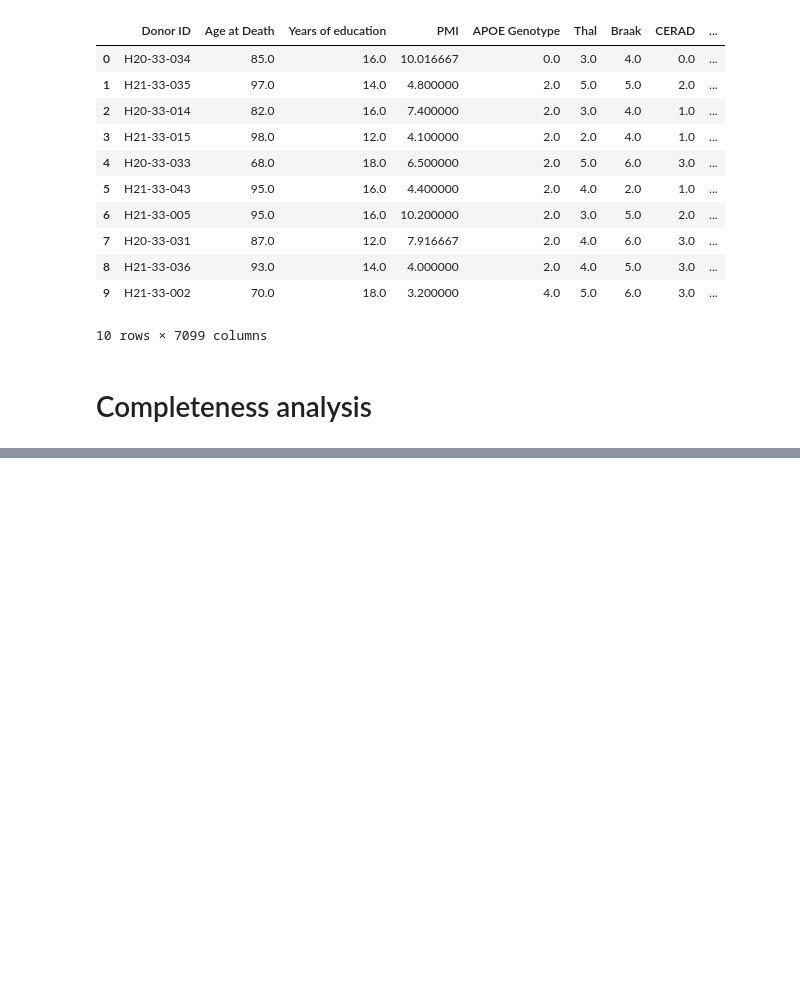
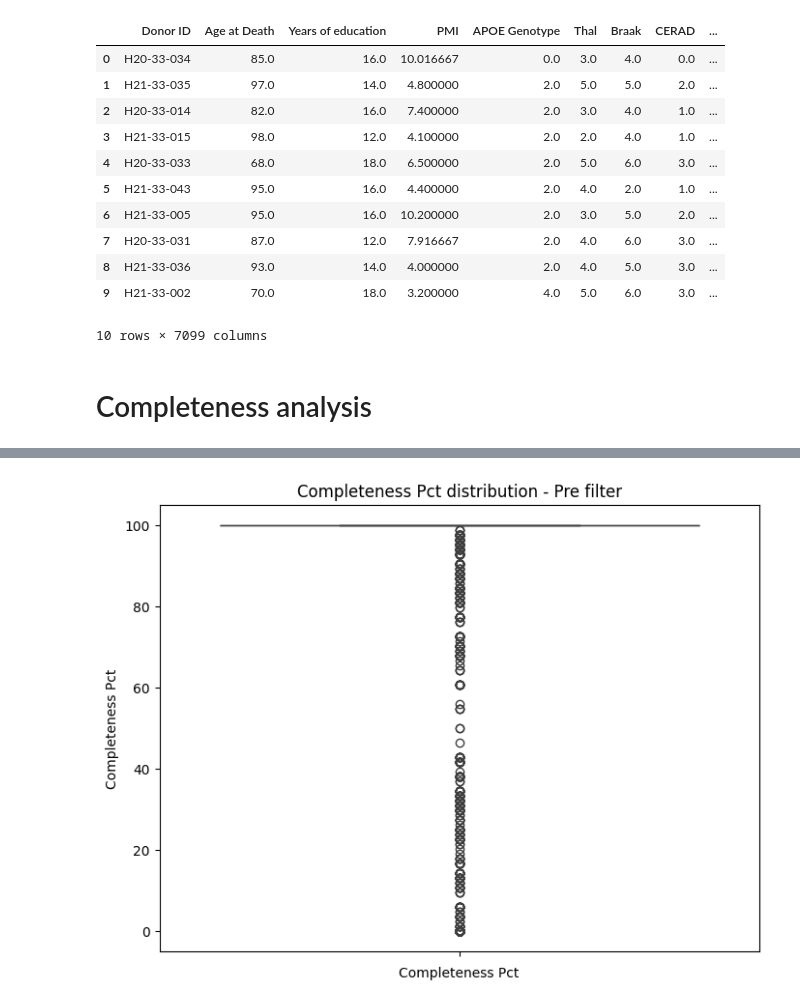
Before and after one commit to paulinapglz99/Feature-Selection-DREAMAD, a Jupyter notebook: EDA.ipynb, the cells around one changed output, grey strips where cells are left out. Cells and saved outputs as stored; diff of their text form; code cells hidden in the pictures; blank space fills up the shorter version.

```diff
--- a/EDA.ipynb
+++ b/EDA.ipynb
@@ -143,0 +114,10 @@ lista_de_variables[0:-10]
+# %%
+#Baxplat
+plt.figure(figsize=(8, 6))
+sns.boxplot(y=completeness_pct['completeness_Pct'])
+plt.title('Completeness Pct distribution - Pre filter')
+plt.xlabel('Completeness Pct')
+plt.ylabel('Completeness Pct')
+plt.savefig('boxplot_completeness.png')
+# %% [output]
+[figure, added]
```
Also changed, not shown: parts of 62 cells of this notebook.
